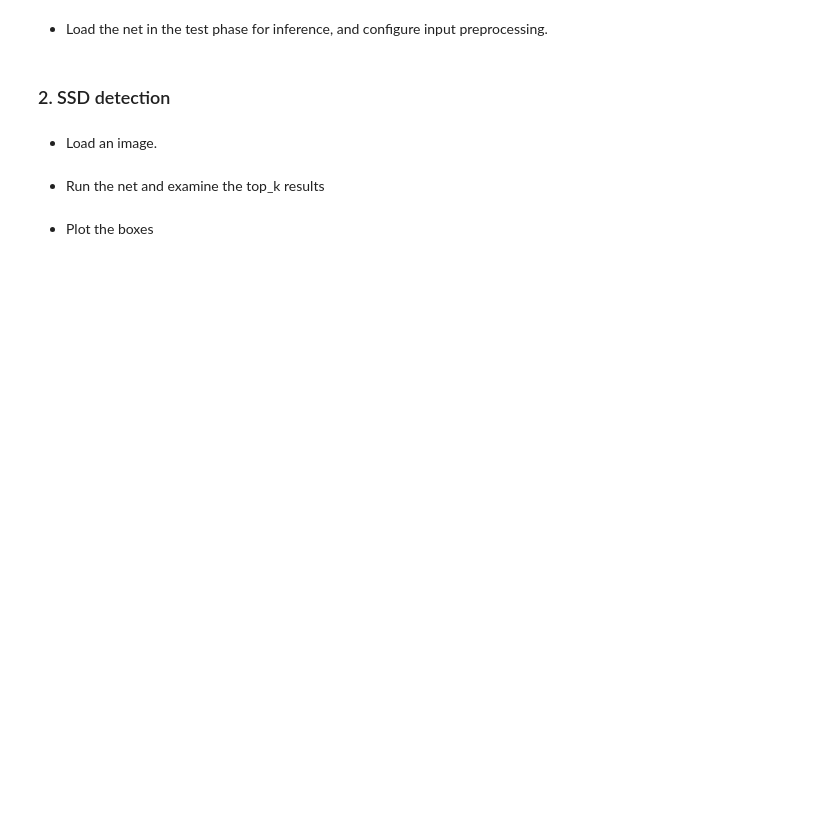
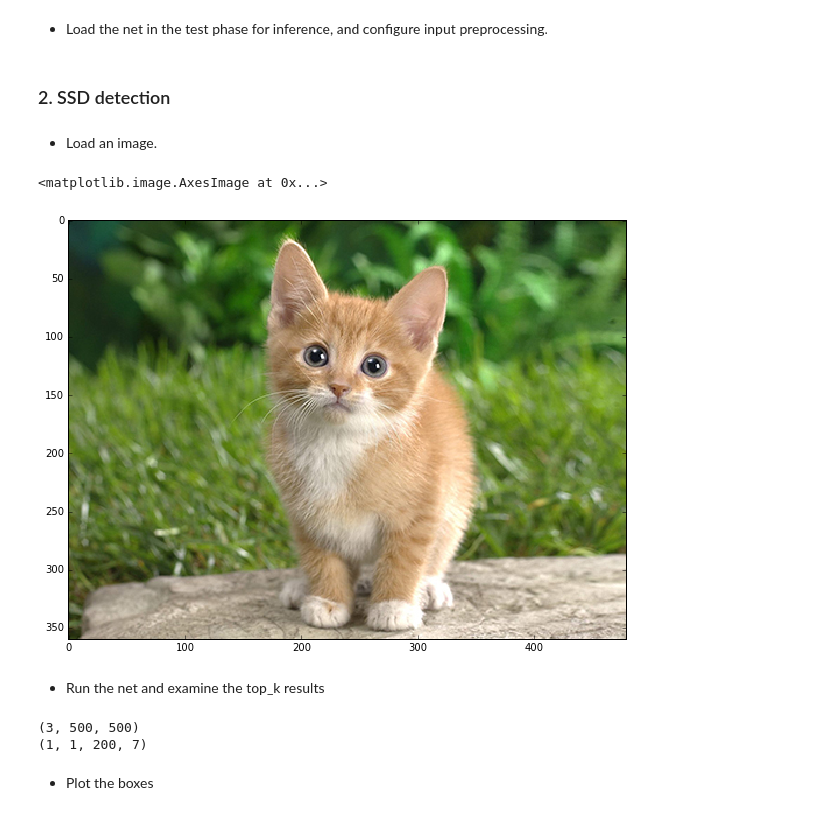
Before and after one commit to shawn-tian/caffe-official, a Jupyter notebook: examples/ssd_detect.ipynb, the cells around one changed output. Cells and saved outputs as stored; diff of their text form; code cells hidden in the pictures; blank space fills up the shorter version.

```diff
--- a/examples/ssd_detect.ipynb
+++ b/examples/ssd_detect.ipynb
@@ -23,7 +23,7 @@ import sys
 sys.path.insert(0, 'python')
 
 import caffe
-caffe.set_device(5)
+caffe.set_device(0)
 caffe.set_mode_gpu()
 # %% [markdown]
 * Load LabelMap.
@@ -56,8 +54,9 @@ IOError: [Errno 2] No such file or directory: 'data/ILSVRC2016_VID/labelmap_vid.
 # %% [markdown]
 * Load the net in the test phase for inference, and configure input preprocessing.
 # %%
-model_def = 'models/VGGNet/ILSVRC2016_VID/SSD_500x500_eval_ILSVRC/deploy.prototxt'
-model_weights = 'models/VGGNet/ILSVRC2016_VID/SSD_500x500_eval_ILSVRC/VGG_ILSVRC2016_VID_SSD_500x500_eval_ILSVRC_iter_180000.caffemodel'
+network = 'Thin-ResNet50'
+model_def = 'models/{}/VOC0712/SSD_500x500/deploy.prototxt'.format(network)
+model_weights = 'models/{}/VOC0712/SSD_500x500/{}_SSD_500x500_iter_30000.caffemodel'.format(network, network)
 
 net = caffe.Net(model_def,      # defines the structure of the model
                 model_weights,  # contains the trained weights
@@ -76,10 +75,13 @@ transformer.set_channel_swap('data', (2,1,0))  # the reference model has channel
 # %%
 # set net to batch size of 1
 image_resize = 500
 net.blobs['data'].reshape(1,3,image_resize,image_resize)
 
-image = caffe.io.load_image('examples/images/000060.JPEG')
+image = caffe.io.load_image('examples/images/cat.jpg')
 plt.imshow(image)
+# %% [output]
+<matplotlib.image.AxesImage at 0x...>
+[figure, added]
 # %% [markdown]
 * Run the net and examine the top_k results
 # %%
@@ -112,3 +112,9 @@ len(top_indices)
+# %%
+print transformed_image.shape
+print detections.shape
+# %% [output]
+(3, 500, 500)
+(1, 1, 200, 7)
 # %% [markdown]
 * Plot the boxes
 # %%
```
Also changed, not shown: parts of 4 cells of this notebook, 15 other files.
